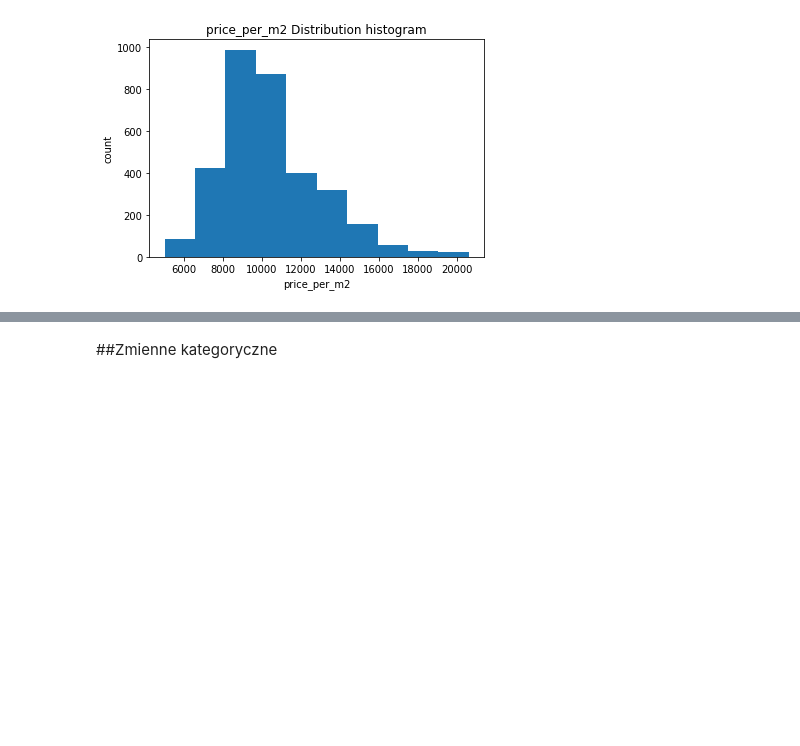
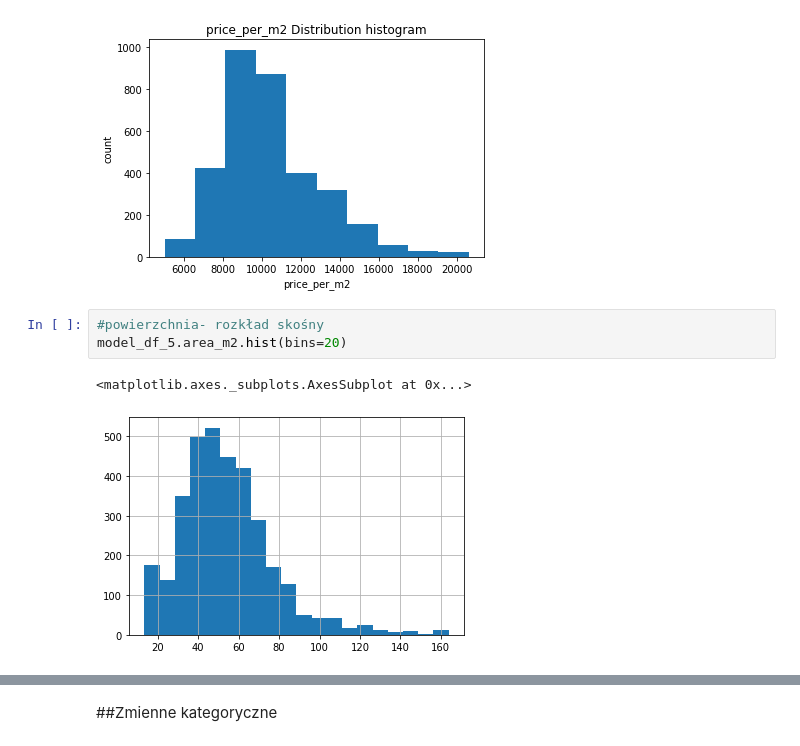
Before and after one commit to kwojtylko/flat_price_estimator, a Jupyter notebook: 3_model_preparation.ipynb, the cells around one changed output, grey strips where cells are left out. Drawn from its saved outputs; the diff is of its cells as text; blank space fills up the shorter version.

```diff
--- a/3_model_preparation.ipynb
+++ b/3_model_preparation.ipynb
@@ -427,3 +427,9 @@ for column in model_df_5.columns:
 [figure]
 [figure]
 [figure]
+# %%
+#powierzchnia- rozkład skośny
+model_df_5.area_m2.hist(bins=20)
+# %% [output]
+<matplotlib.axes._subplots.AxesSubplot at 0x...>
+[figure, added]
```
Also changed, not shown: parts of 32 cells of this notebook.
